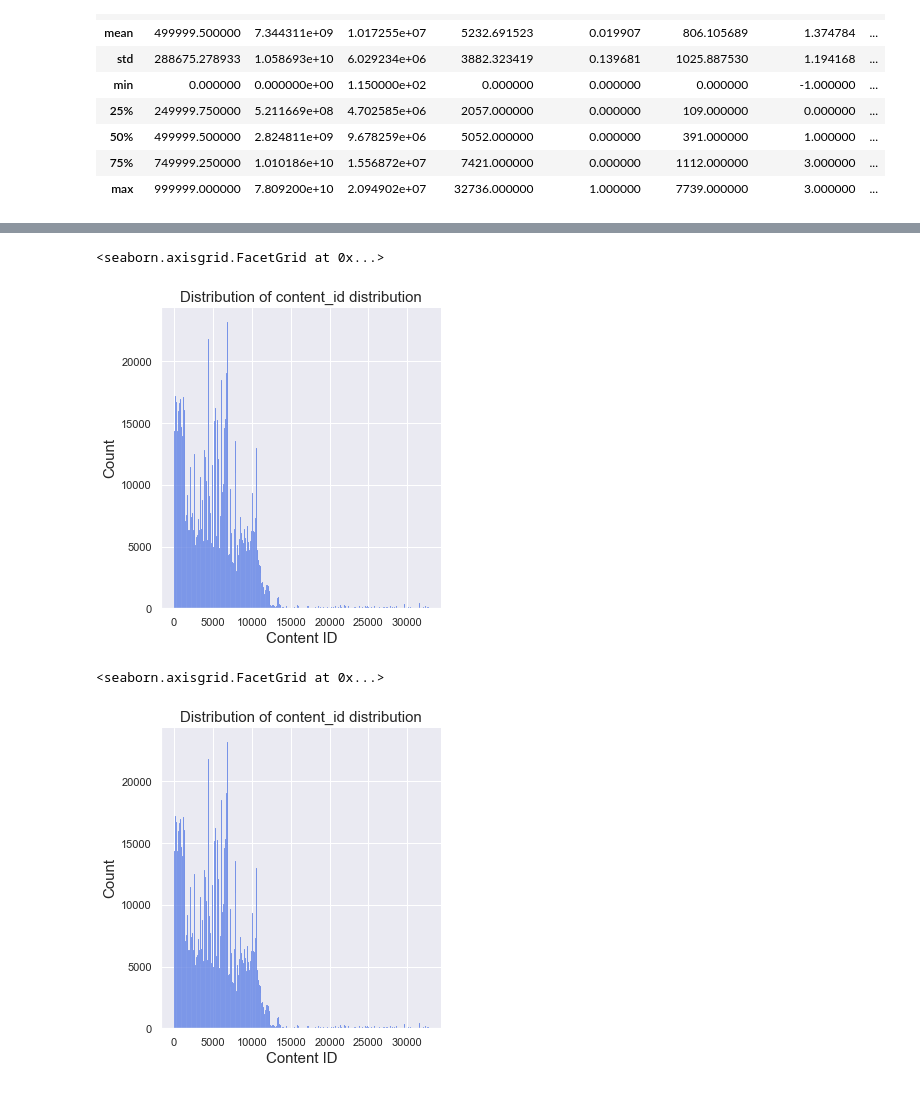
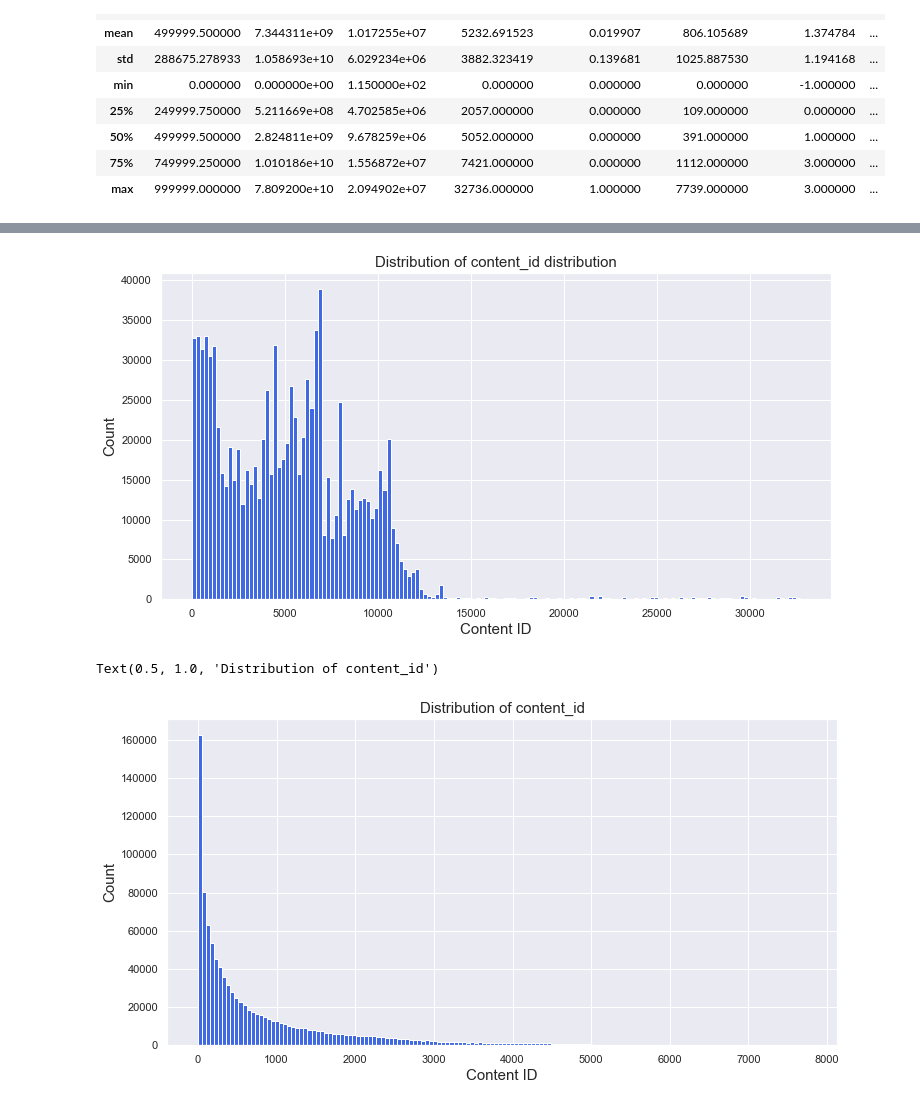
Before and after one commit to jiang-yuelin/Student-Answer-Project, a Jupyter notebook: EDA_answer.ipynb, the cells around one changed output, grey strips where cells are left out. Saved outputs shown, nothing was run; the diff lists cells and outputs as text; code cells hidden in the pictures.

```diff
--- a/EDA_answer.ipynb
+++ b/EDA_answer.ipynb
@@ -5,7 +5,7 @@ import seaborn as sns
 # %%
 # import
 
-train_df = pd.read_csv(
+train = pd.read_csv(
     'train.csv',
     low_memory=False,
     nrows=10**6,
@@ -56,15 +60,14 @@ user_count.columns = ['user_id', 'count']
 user_count30 = user_count.sort_values(by = ['count'], ascending = False).iloc[:30]
 # %%
 sns.set_theme(style="darkgrid")
-p = sns.barplot(x = 'count',y ='user_id', data = user_count30,
+fig = plt.figure(figsize=(12,12))
+sns.barplot(x = 'count',y ='user_id', data = user_count30,
                 color="royalblue",
                 orient = "h",
-                order= user_count30.sort_values('count',ascending = False).user_id,
+                order= user_count30.sort_values('count',ascending = False).user_id
 
        )
-plt.xlabel('Number of actions taken by user', fontsize = 30)
-plt.ylabel('Top 30 Users', fontsize = 30)
-plt.title('Most Actions Taken - Top 30 Users', fontsize = 30)
-plt.rcParams["figure.figsize"]= 26,26
-p
+plt.xlabel('Number of actions taken by user', fontsize = 20)
+plt.ylabel('Top 30 Users', fontsize = 20)
+plt.title('Most Actions Taken - Top 30 Users', fontsize = 20)
 # %% [output]
@@ -88,27 +113,29 @@ content = train_df['content_id'].value_counts().reset_index()
 user_count.columns = ['content_id', 'count']
 # %%
 sns.set_theme(style="darkgrid")
-p= sns.displot(x ='content_id', data = train_df,
-                color = 'royalblue'
+fig = plt.figure(figsize=(12,6))
+
+plt.hist(x ='content_id', data = train,
+                color = 'royalblue',
+               bins = 150
        )
 plt.xlabel('Content ID', fontsize = 15)
 plt.ylabel('Count', fontsize = 15)
 plt.title('Distribution of content_id distribution', fontsize = 15)
 plt.rcParams["figure.figsize"]= 26,26
-p
 # %% [output]
-<seaborn.axisgrid.FacetGrid at 0x...>
-[figure, old version]
+[figure, new version]
 # %%
 sns.set_theme(style="darkgrid")
-p= sns.displot(x ='content_id', data = train_df,
-                color = 'royalblue'
+fig = plt.figure(figsize=(12,6))
+
+plt.hist(x ='task_container_id', data = train,
+                color = 'royalblue',
+               bins = 150
        )
 plt.xlabel('Content ID', fontsize = 15)
 plt.ylabel('Count', fontsize = 15)
-plt.title('Distribution of content_id distribution', fontsize = 15)
-plt.rcParams["figure.figsize"]= 26,26
-p
+plt.title('Distribution of content_id', fontsize = 15)
 # %% [output]
-<seaborn.axisgrid.FacetGrid at 0x...>
+Text(0.5, 1.0, 'Distribution of content_id')
-[figure, old version]
+[figure, new version]
```
Also changed, not shown: parts of 19 cells of this notebook, 1 other file.
